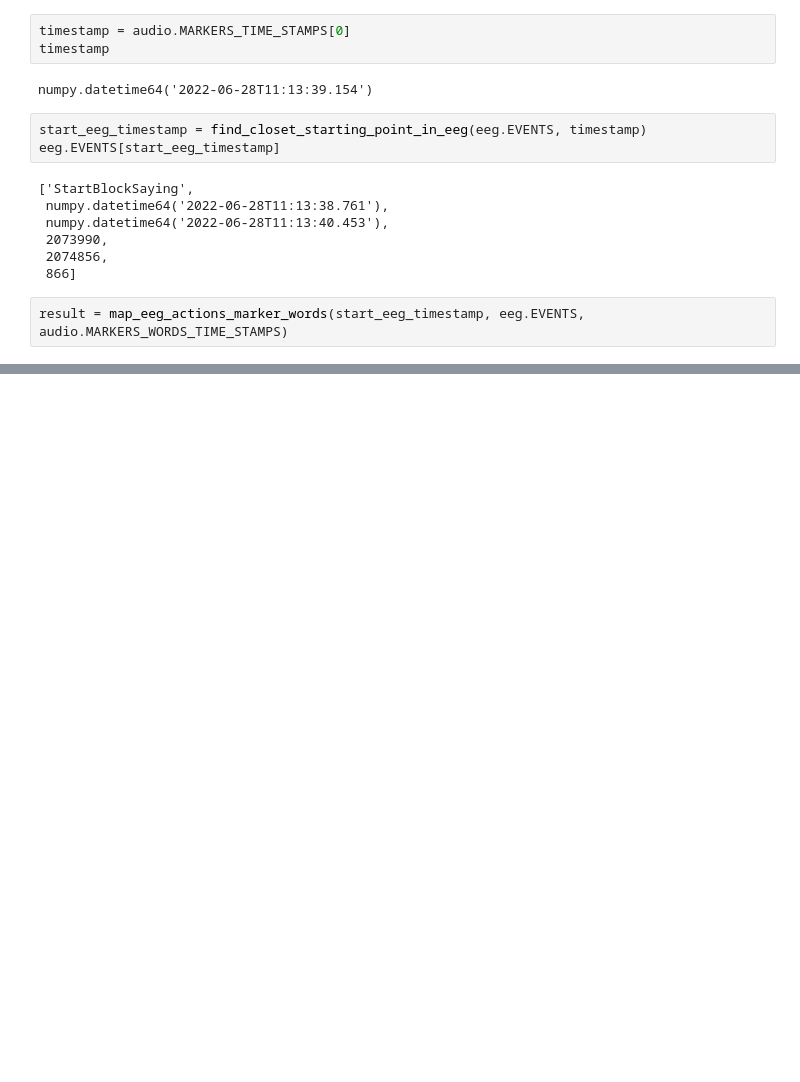
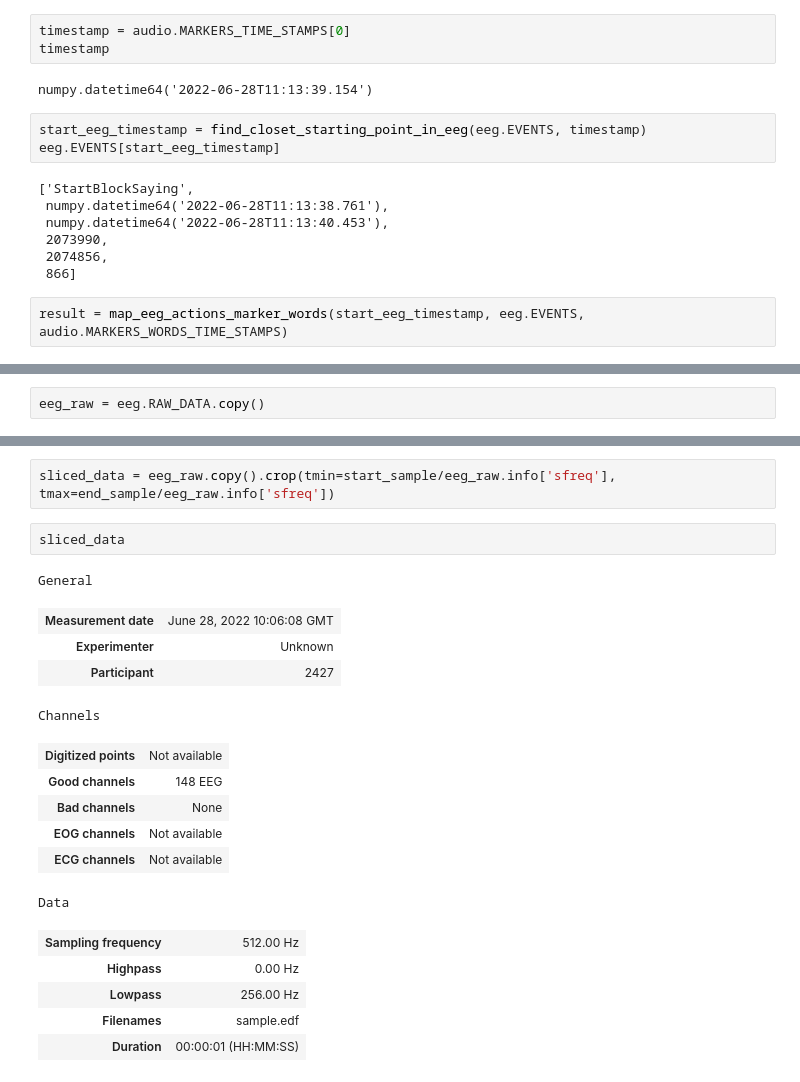
Before and after one commit to owaismujtaba/EEGAnotator, a Jupyter notebook: test.ipynb, the cells around one changed output, grey strips where cells are left out. Saved outputs shown, nothing was run; the diff lists cells and outputs as text; blank space fills up the shorter version.

```diff
--- a/test.ipynb
+++ b/test.ipynb
@@ -185,0 +252,2 @@ pd.DataFrame(result)
+# %%
+eeg_raw = eeg.RAW_DATA.copy()
@@ -185,0 +269,21 @@ pd.DataFrame(result)
+# %%
+sliced_data = eeg_raw.copy().crop(tmin=start_sample/eeg_raw.info['sfreq'], tmax=end_sample/eeg_raw.info['sfreq'])
+# %%
+sliced_data
+# %% [output]
+General
+| Measurement date | June 28, 2022 10:06:08 GMT |
+| Experimenter | Unknown |
+| Participant | 2427 |
+Channels
+| Digitized points | Not available |
+| Good channels | 148 EEG |
+| Bad channels | None |
+| EOG channels | Not available |
+| ECG channels | Not available |
+Data
+| Sampling frequency | 512.00 Hz |
+| Highpass | 0.00 Hz |
+| Lowpass | 256.00 Hz |
+| Filenames | sample.edf |
+| Duration | 00:00:01 (HH:MM:SS) |
```
Also changed, not shown: parts of 21 cells of this notebook, 11 other files.
